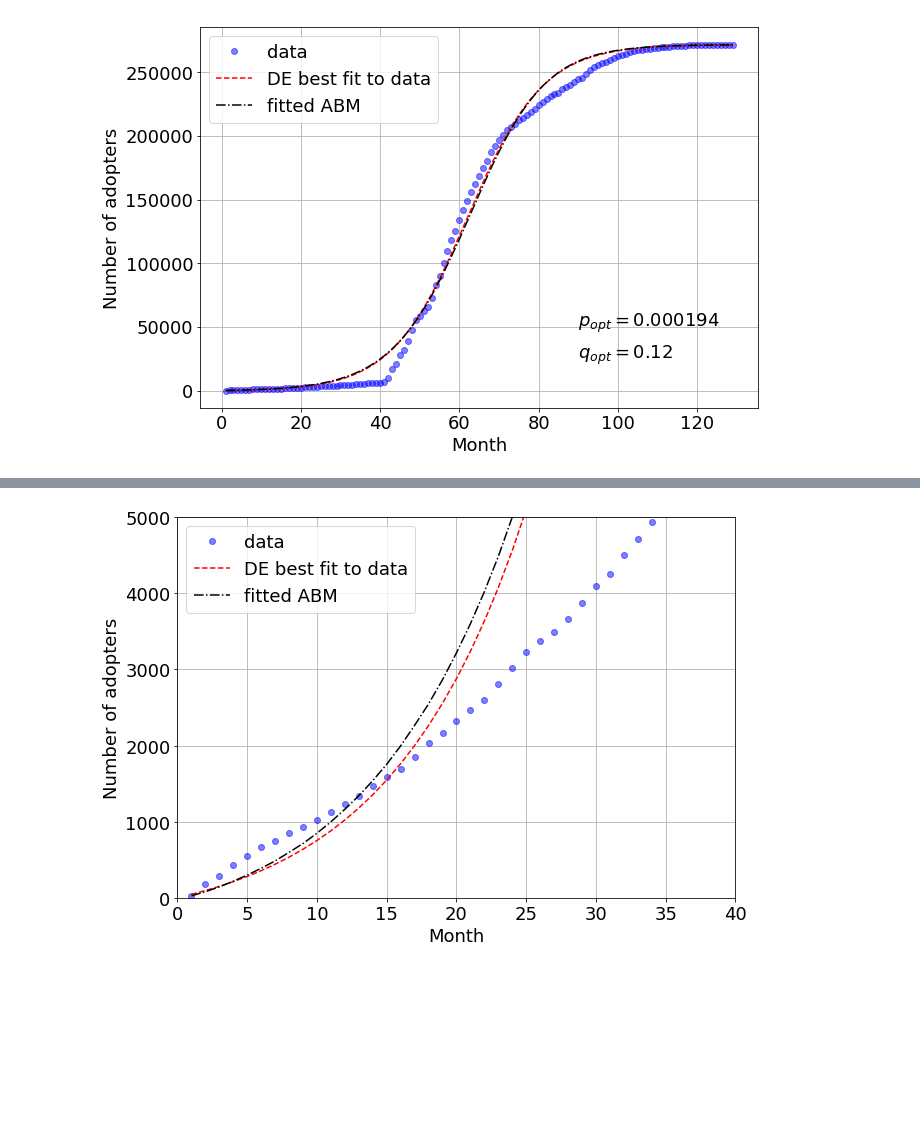
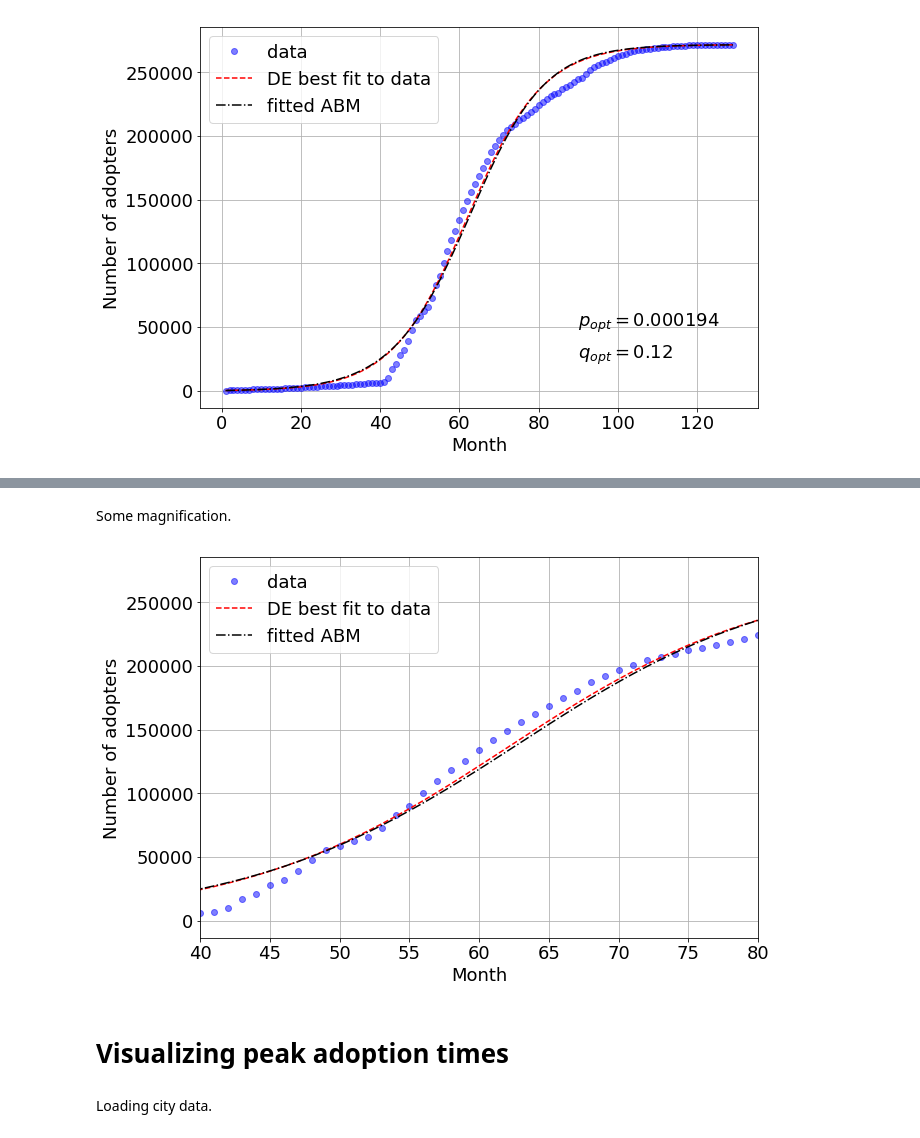
Before and after one commit to bokae/spatial_diffusion, a Jupyter notebook: optimization.ipynb, the cells around one changed output, grey strips where cells are left out. Drawn from its saved outputs; the diff is of its cells as text; code cells hidden in the pictures; blank space fills up the shorter version.

```diff
--- a/optimization.ipynb
+++ b/optimization.ipynb
@@ -17,0 +19,3 @@ from scipy.optimize import curve_fit
+# %%
+plt.rcParams['font.size'] = 18
+plt.rcParams['figure.figsize'] = 10,7
@@ -18,6 +35,7 @@ from scipy.optimize import curve_fit
 # %% [markdown]
 First, we run ABMs with different $(p,q)$ pairs. We create 10 simulations for each parameter settings, and then average the results.
 # %%
+# p values and q values to combine and their Cartesian product
 pvec = np.linspace(0.25,2,8)*1e-4 # all p values
 qvec = np.linspace(0.08,0.20,7) # all q values
 pairs = product(pvec,qvec) # all possible parameter pairs
@@ -27,10 +45,14 @@ output = open('parameter_sweep_results.json','w') # storing simulation results
 for i,(p,q) in enumerate(pairs):
     print(i,end=", ")
     tic=time()
+    # loading new config
     conf = {"num_runs":10,"p":p,"q":q}
+    # creating simulation object
     sim = SI(**conf)
+    # running simulation, creating average timeline for number of runs
     res = sim.average_batch(sim.run_batch())
-    res.update({"run_id":i})
+    res.update({"run_id":i})\
+    # dumping results
     output.write(json.dumps(res))
     output.write('\n')
     toc=time()
@@ -284,14 +324,20 @@ plt.show()
+# %% [markdown]
+Some magnification.
 # %%
 plt.figure(figsize=(10,7))
 plt.plot(de_fit.t,original_data['avg_timeline'].cumsum(),'bo',label='data',alpha=0.5)
 plt.plot(de_fit.t,de_fit.bass_solution(de_fit.t,PH,QH),'r--',label='DE best fit to data')
 plt.plot(de_fit.t,np.cumsum(res['avg_timeline']),'-.',color='black',label="fitted ABM")
 plt.xlabel("Month")
 plt.ylabel("Number of adopters")
 plt.legend()
 plt.grid()
-plt.xlim(0,40)
-plt.ylim(0,5e3)
+plt.xlim(40,80)
+#plt.ylim(0,5e3)
 plt.show()
 # %% [output]
-[figure, old version]
+[figure, new version]
+# %% [markdown]
+# Visualizing peak adoption times
+# %% [markdown]
+Loading city data.
```
Also changed, not shown: parts of 92 cells of this notebook, 1 other file.
